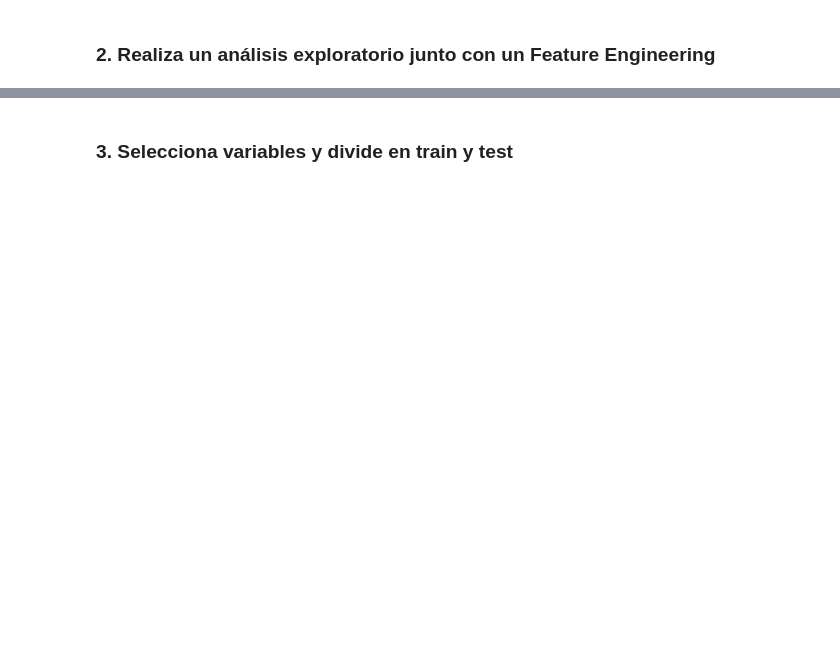
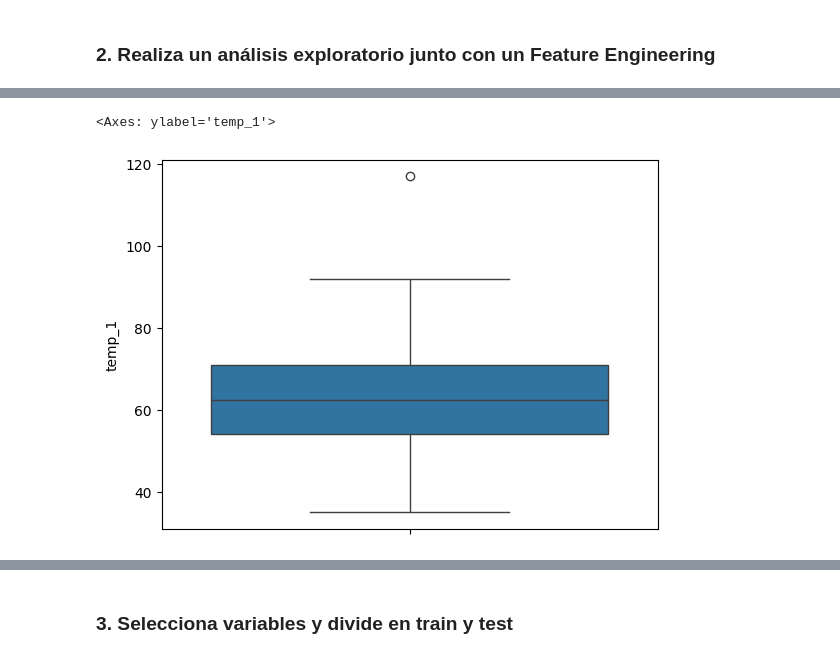
Before and after one commit to diego-dng/1025_DS_VITORIA, a Jupyter notebook: 3-Machine_Learning/1-Supervisado/3-RegorClass/5-Decision_Trees/ejercicio/DTrees_reg_class copy.ipynb, the cells around one changed output, grey strips where cells are left out. Saved outputs shown, nothing was run; the diff lists cells and outputs as text; code cells hidden in the pictures; blank space fills up the shorter version.

```diff
--- a/3-Machine_Learning/1-Supervisado/3-RegorClass/5-Decision_Trees/ejercicio/DTrees_reg_class copy.ipynb
+++ b/3-Machine_Learning/1-Supervisado/3-RegorClass/5-Decision_Trees/ejercicio/DTrees_reg_class copy.ipynb
@@ -17,0 +25,3 @@ Son datos de temperaturas tomados de la ciudad de Seattle. El objetivo es intent
+# %%
+df = pd.read_csv("data/temps.csv")
+df
@@ -19,0 +90,6 @@ Son datos de temperaturas tomados de la ciudad de Seattle. El objetivo es intent
+# %%
+from sklearn.preprocessing import LabelEncoder
+
+le = LabelEncoder()
+df["num_df"] = le.fit_transform(df["week"])
+df.head()
@@ -19,0 +103,13 @@ Son datos de temperaturas tomados de la ciudad de Seattle. El objetivo es intent
+# %%
+week = {
+    "Mon": 1,
+    "Tues": 2,
+    "Wed": 3,
+    "Thurs": 4,
+    "Fri": 5,
+    "Sat": 6,
+    "Sun": 7
+}
+
+df["num_dias"] = df["week"].replace(week)
+df
@@ -19,0 +130,5 @@ Son datos de temperaturas tomados de la ciudad de Seattle. El objetivo es intent
+# %%
+sns.boxplot(df["temp_1"])
+# %% [output]
+<Axes: ylabel='temp_1'>
+[figure, added]
```
Also changed, not shown: parts of 34 cells of this notebook, 3 other files.
